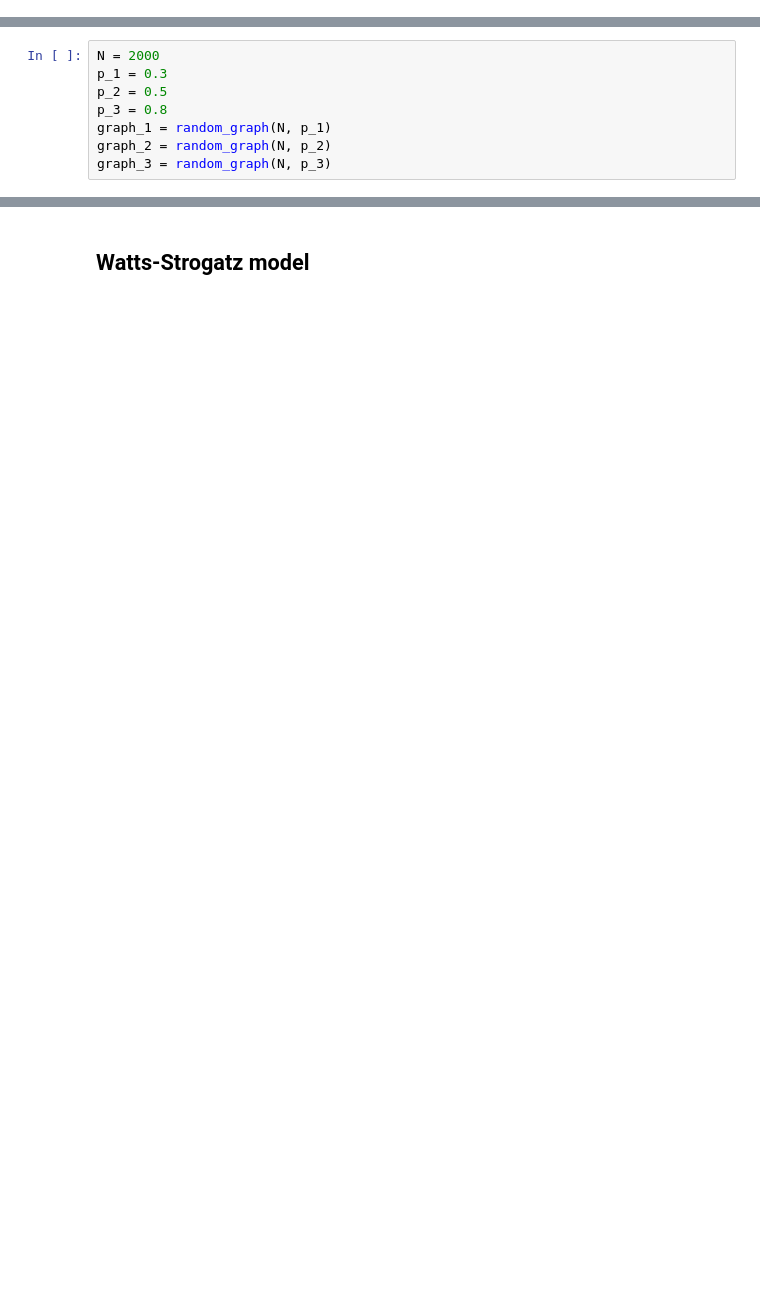
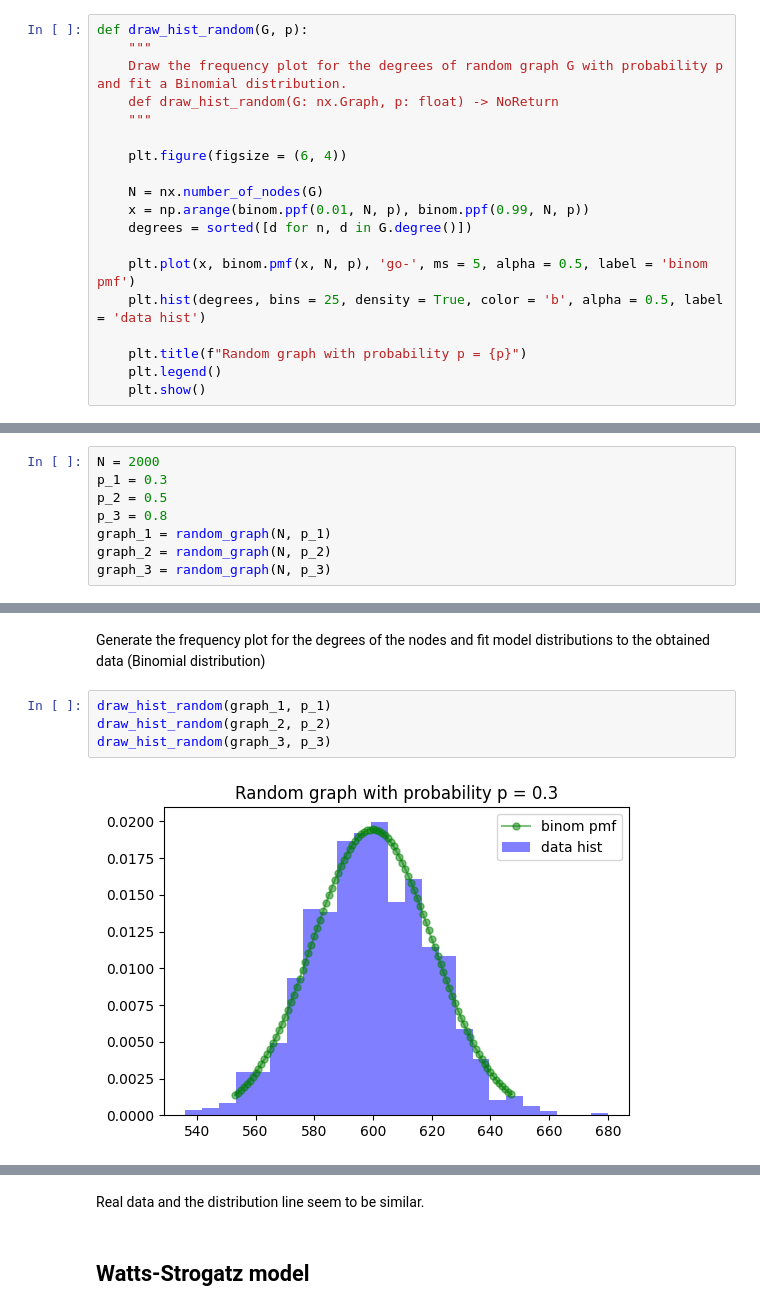
Before and after one commit to KohutMaria/Diffusion-processes, a Jupyter notebook: DPOCN_3.ipynb, the cells around one changed output, grey strips where cells are left out. Cells and saved outputs as stored; diff of their text form; blank space fills up the shorter version.

```diff
--- a/DPOCN_3.ipynb
+++ b/DPOCN_3.ipynb
@@ -59,0 +115,19 @@ def var(G):
+# %%
+def draw_hist_random(G, p):
+    """
+    Draw the frequency plot for the degrees of random graph G with probability p and fit a Binomial distribution.
+    def draw_hist_random(G: nx.Graph, p: float) -> NoReturn
+    """
+
+    plt.figure(figsize = (6, 4))
+
+    N = nx.number_of_nodes(G)
+    x = np.arange(binom.ppf(0.01, N, p), binom.ppf(0.99, N, p))
+    degrees = sorted([d for n, d in G.degree()])
+
+    plt.plot(x, binom.pmf(x, N, p), 'go-', ms = 5, alpha = 0.5, label = 'binom pmf')
+    plt.hist(degrees, bins = 25, density = True, color = 'b', alpha = 0.5, label = 'data hist')
+
+    plt.title(f"Random graph with probability p = {p}")
+    plt.legend()
+    plt.show()
@@ -374,0 +328,8 @@ plt.show()
+# %% [markdown]
+Generate the frequency plot for the degrees of the nodes and fit  model distributions to the obtained data (Binomial distribution)
+# %%
+draw_hist_random(graph_1, p_1)
+draw_hist_random(graph_2, p_2)
+draw_hist_random(graph_3, p_3)
+# %% [output]
+[figure, added]
@@ -375,2 +338,4 @@ plt.show()
+# %% [markdown]
+Real data and the distribution line seem to be similar.
 # %% [markdown]
 ## Watts-Strogatz model
```
Also changed, not shown: parts of 134 cells of this notebook.
